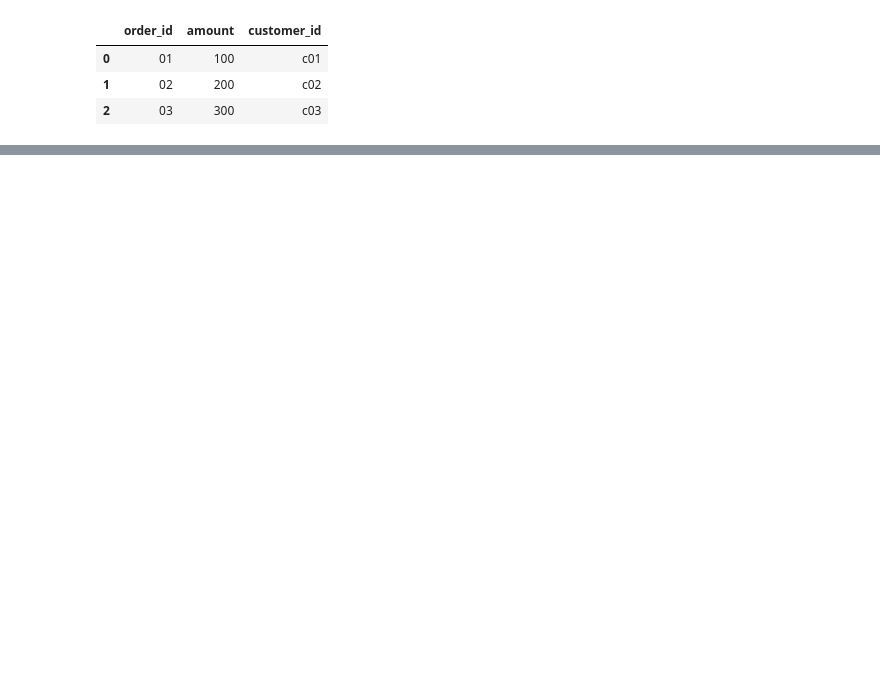
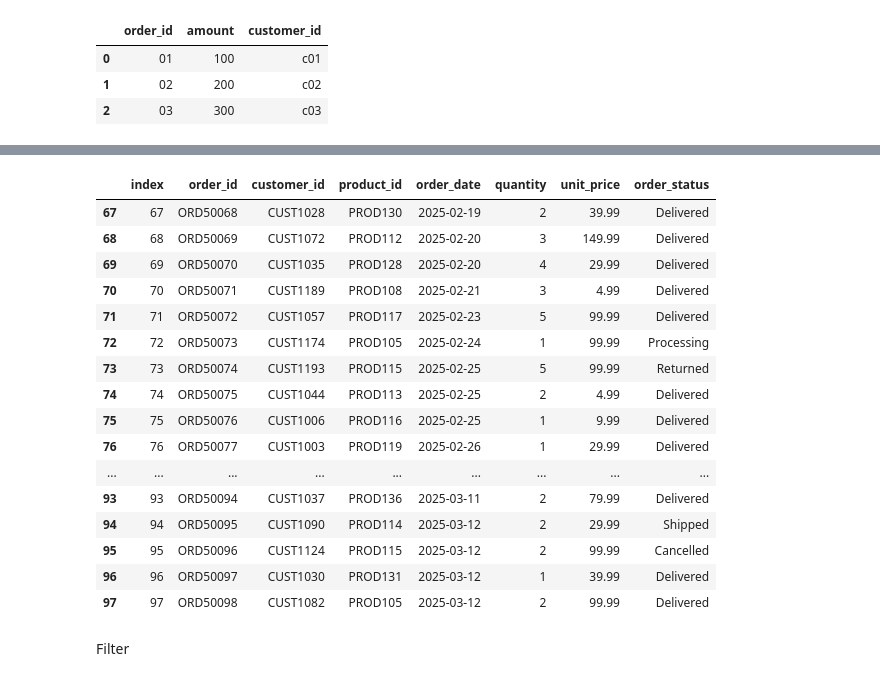
Before and after one commit to ANEESAAYAZ/internship_pandas, a Jupyter notebook: pandas_sample.ipynb, the cells around one changed output, grey strips where cells are left out. Saved outputs shown, nothing was run; the diff lists cells and outputs as text; code cells hidden in the pictures; blank space fills up the shorter version.

```diff
--- a/pandas_sample.ipynb
+++ b/pandas_sample.ipynb
@@ -17,0 +23,2 @@ sample
+# %%
+orders=pd.read_csv("product_orders.csv",parse_dates=["order_date"])
@@ -17,0 +108,3 @@ sample
+# %%
+orders=orders.reset_index()
+orders
@@ -17,0 +138,22 @@ sample
+# %%
+orders.iloc[67:98]
+# %% [output]
+|  | index | order_id | customer_id | product_id | order_date | quantity | unit_price | order_status |
+| 67 | 67 | ORD50068 | CUST1028 | PROD130 | 2025-02-19 | 2 | 39.99 | Delivered |
+| 68 | 68 | ORD50069 | CUST1072 | PROD112 | 2025-02-20 | 3 | 149.99 | Delivered |
+| 69 | 69 | ORD50070 | CUST1035 | PROD128 | 2025-02-20 | 4 | 29.99 | Delivered |
+| 70 | 70 | ORD50071 | CUST1189 | PROD108 | 2025-02-21 | 3 | 4.99 | Delivered |
+| 71 | 71 | ORD50072 | CUST1057 | PROD117 | 2025-02-23 | 5 | 99.99 | Delivered |
+| 72 | 72 | ORD50073 | CUST1174 | PROD105 | 2025-02-24 | 1 | 99.99 | Processing |
+| 73 | 73 | ORD50074 | CUST1193 | PROD115 | 2025-02-25 | 5 | 99.99 | Returned |
+| 74 | 74 | ORD50075 | CUST1044 | PROD113 | 2025-02-25 | 2 | 4.99 | Delivered |
+| 75 | 75 | ORD50076 | CUST1006 | PROD116 | 2025-02-25 | 1 | 9.99 | Delivered |
+| 76 | 76 | ORD50077 | CUST1003 | PROD119 | 2025-02-26 | 1 | 29.99 | Delivered |
+| ... | ... | ... | ... | ... | ... | ... | ... | ... |
+| 93 | 93 | ORD50094 | CUST1037 | PROD136 | 2025-03-11 | 2 | 79.99 | Delivered |
+| 94 | 94 | ORD50095 | CUST1090 | PROD114 | 2025-03-12 | 2 | 29.99 | Shipped |
+| 95 | 95 | ORD50096 | CUST1124 | PROD115 | 2025-03-12 | 2 | 99.99 | Cancelled |
+| 96 | 96 | ORD50097 | CUST1030 | PROD131 | 2025-03-12 | 1 | 39.99 | Delivered |
+| 97 | 97 | ORD50098 | CUST1082 | PROD105 | 2025-03-12 | 2 | 99.99 | Delivered |
+# %% [markdown]
+Filter
```
Also changed, not shown: parts of 45 cells of this notebook.
